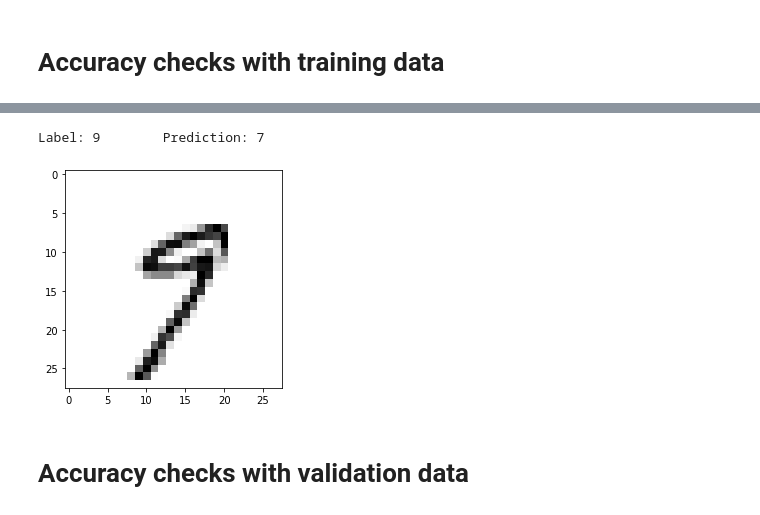
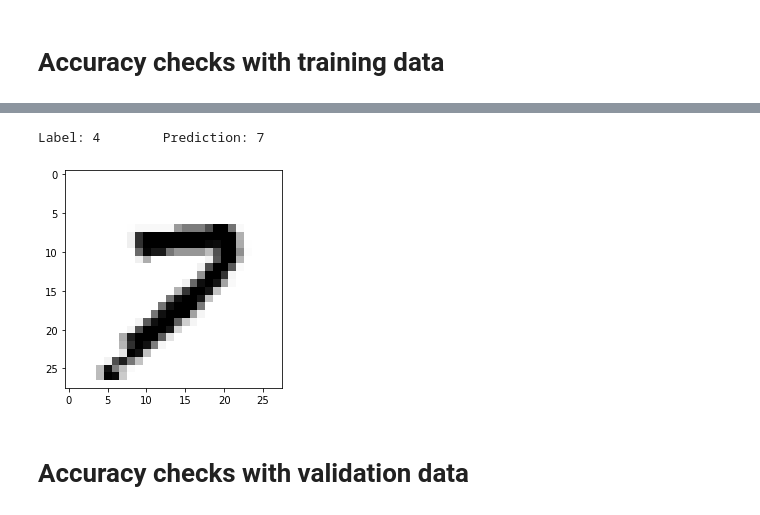
Before and after one commit to ivianrr/toy-neural-network, a Jupyter notebook: mininetwork.ipynb, the cells around one changed output, grey strips where cells are left out. Cells and saved outputs as stored; diff of their text form; code cells hidden in the pictures.

```diff
--- a/mininetwork.ipynb
+++ b/mininetwork.ipynb
@@ -191,11 +210,11 @@ ID      Label   Prediction      Error
 # %%
-n=59942
+n=59915
 plt.imshow(data_train[:,n].reshape(nrows,ncols), cmap='gray_r')
 print(f"Label: {labels_train[n]}\tPrediction: {predictions_train[n]}")
 plt.show()
 # %% [output]
-Label: 9        Prediction: 7
+Label: 4        Prediction: 7
-[figure, old version]
+[figure, new version]
 # %% [markdown]
 # Accuracy checks with validation data
 # %%
```
Also changed, not shown: parts of 9 cells of this notebook.
